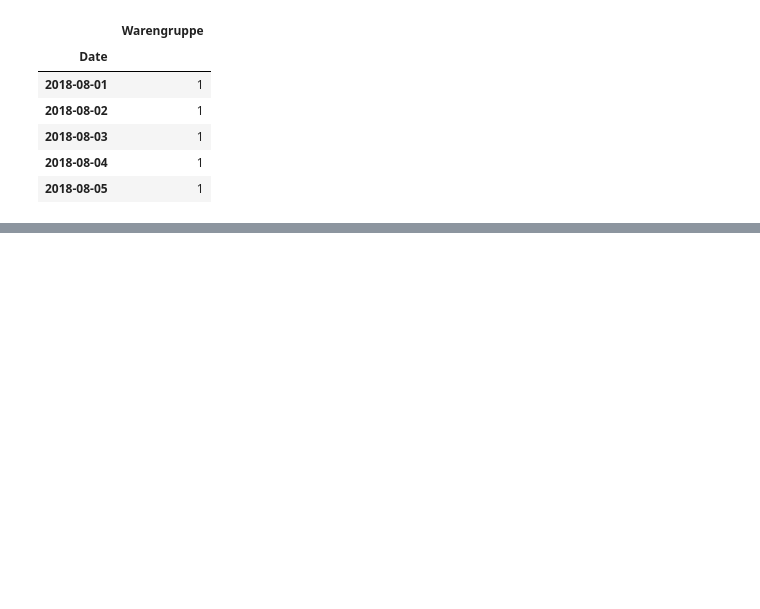
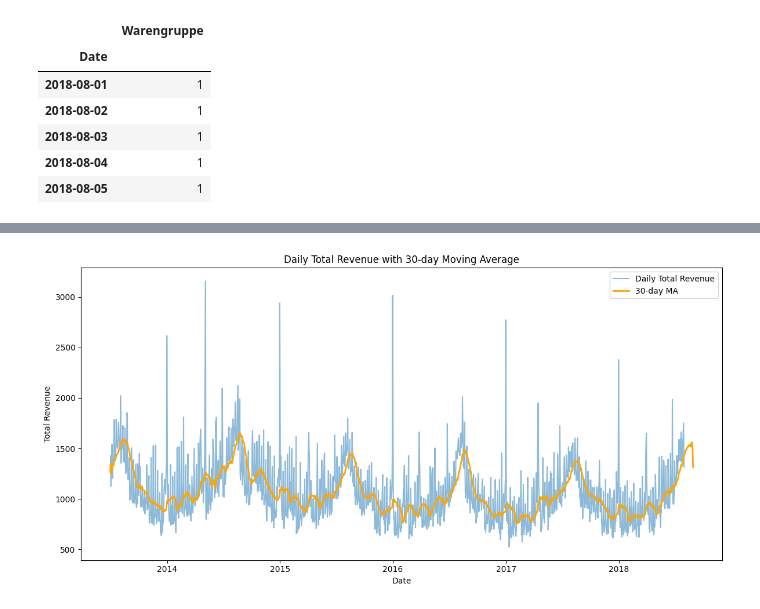
Before and after one commit to mofreund99/TeamCPH, a Jupyter notebook: LP_20251208.ipynb, the cells around one changed output, grey strips where cells are left out. Saved outputs shown, nothing was run; the diff lists cells and outputs as text; code cells hidden in the pictures; blank space fills up the shorter version.

```diff
--- a/LP_20251208.ipynb
+++ b/LP_20251208.ipynb
@@ -507,0 +738,17 @@ merged.head()
+# %%
+# calculate moving average of total revenue with window size 30 days (one month)
+merged['Total Revenue MA30'] = merged['Total Revenue'].rolling(window=30, min_periods=1).mean()
+merged[['Total Revenue', 'Total Revenue MA30']].head()
+
+# Plotting moving average into a line chart
+fig, ax = plt.subplots(figsize=(12,6))
+ax.plot(merged.index, merged['Total Revenue'], label='Daily Total Revenue', alpha=0.5)
+ax.plot(merged.index, merged['Total Revenue MA30'], label='30-day MA', color='orange', linewidth=2)
+ax.set_xlabel('Date')
+ax.set_ylabel('Total Revenue')
+ax.set_title('Daily Total Revenue with 30-day Moving Average')
+ax.legend()
+plt.tight_layout()
+plt.show()
+# %% [output]
+[figure, added]
```
Also changed, not shown: parts of 19 cells of this notebook, 2 other files.
